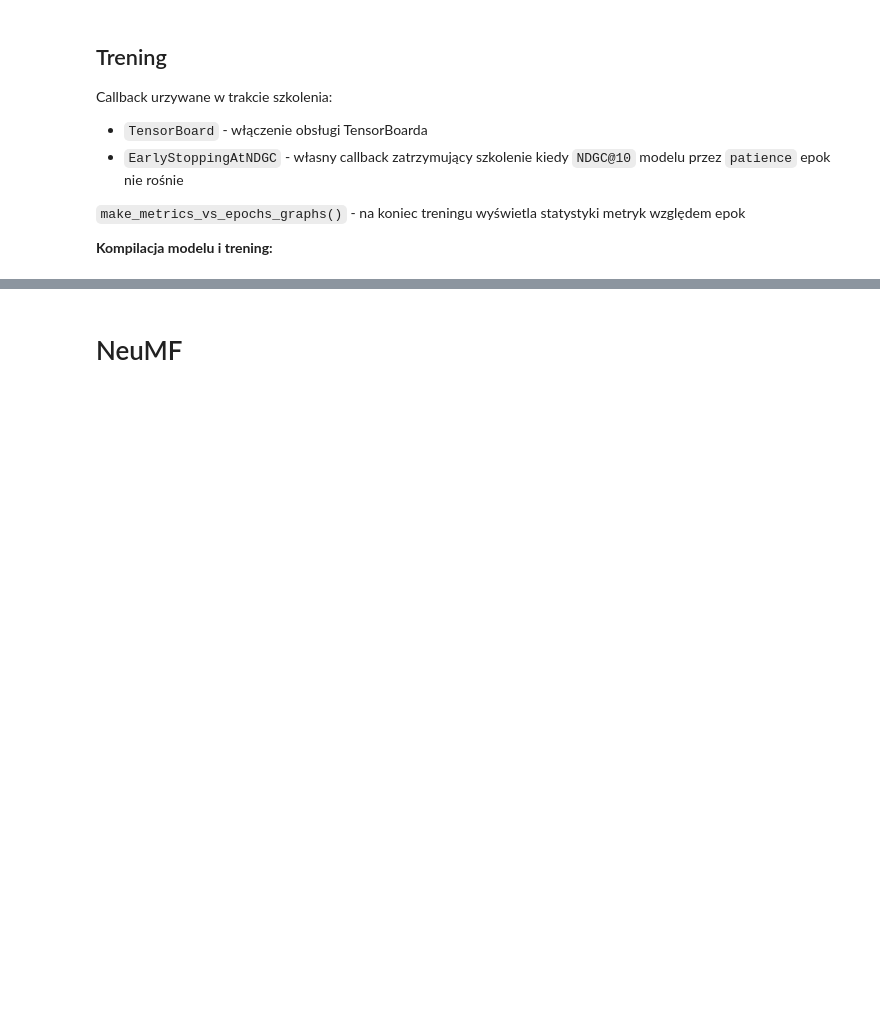
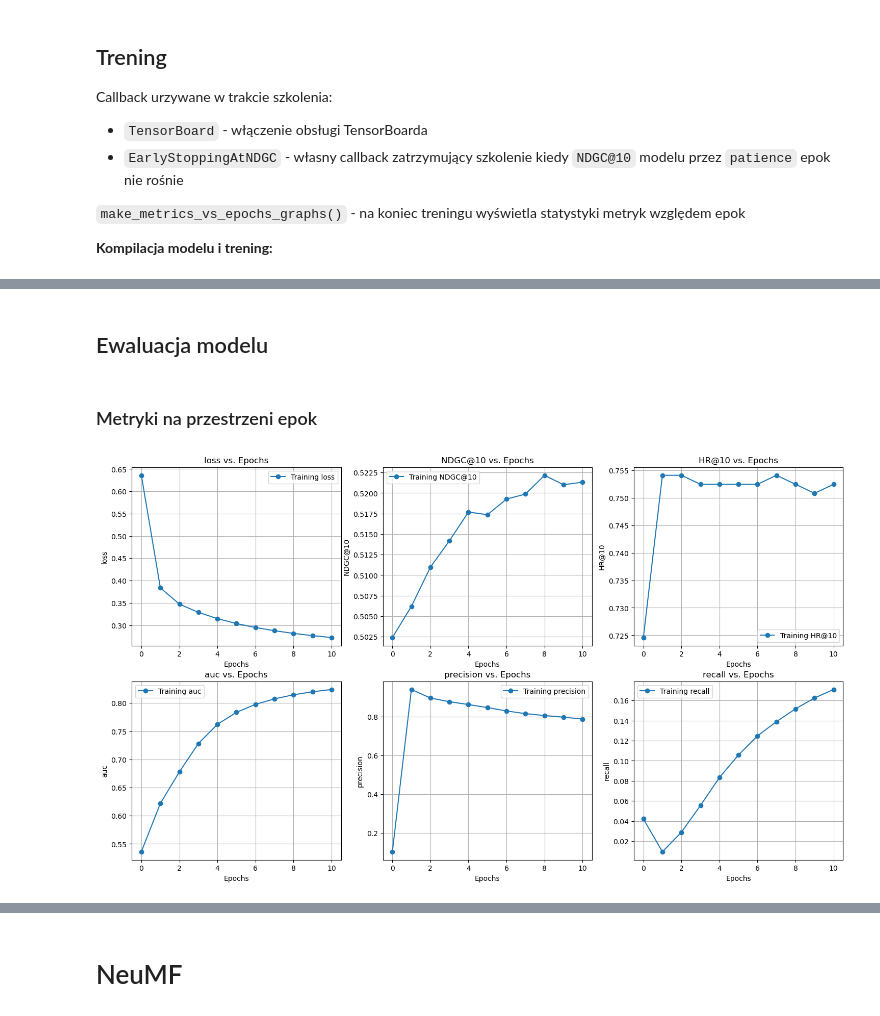
Before and after one commit to DawLip/Library, a Jupyter notebook: ML/train_model.ipynb, the cells around one changed output, grey strips where cells are left out. Saved outputs shown, nothing was run; the diff lists cells and outputs as text; code cells hidden in the pictures; blank space fills up the shorter version.

```diff
--- a/ML/train_model.ipynb
+++ b/ML/train_model.ipynb
@@ -111,3 +128,30 @@ Callback urzywane w trakcie szkolenia:
 `make_metrics_vs_epochs_graphs()` - na koniec treningu wyświetla statystyki metryk względem epok
 
 **Kompilacja modelu i trening:**
+# %%
+model.compile(
+  optimizer="adam",
+  loss="binary_crossentropy",
+  metrics=[
+    tf.keras.metrics.BinaryAccuracy(name="accuracy"),
+    tf.keras.metrics.AUC(name="auc"),
+    tf.keras.metrics.Precision(name="precision"),
+    tf.keras.metrics.Recall(name="recall"),
+    tf.keras.metrics.TruePositives(name="tp"),
+    tf.keras.metrics.FalsePositives(name="fp"),
+    tf.keras.metrics.TrueNegatives(name="tn"),
+    tf.keras.metrics.FalseNegatives(name="fn"),
+  ],
+)
+
+logdir = os.path.join("logs", datetime.datetime.now().strftime("%Y%m%d-%H%M%S"))
+earlyStoppingAtNDGC = EarlyStoppingAtNDGC(patience=10, test_data=test_data)
+
+train_hist = model.fit(
+  train_dataset,
+  epochs=11,
+  callbacks=[tf.keras.callbacks.TensorBoard(logdir, histogram_freq=1), earlyStoppingAtNDGC],
+  verbose=1
+)
+
+model.save("./models/MF-ml-small.keras")
@@ -113,0 +196,8 @@ Callback urzywane w trakcie szkolenia:
+# %% [markdown]
+## Ewaluacja modelu
+# %% [markdown]
+### Metryki na przestrzeni epok
+# %%
+make_metrics_vs_epochs_graphs(train_hist, earlyStoppingAtNDGC)
+# %% [output]
+[figure, added]
```
Also changed, not shown: parts of 7 cells of this notebook, 10 other files.
